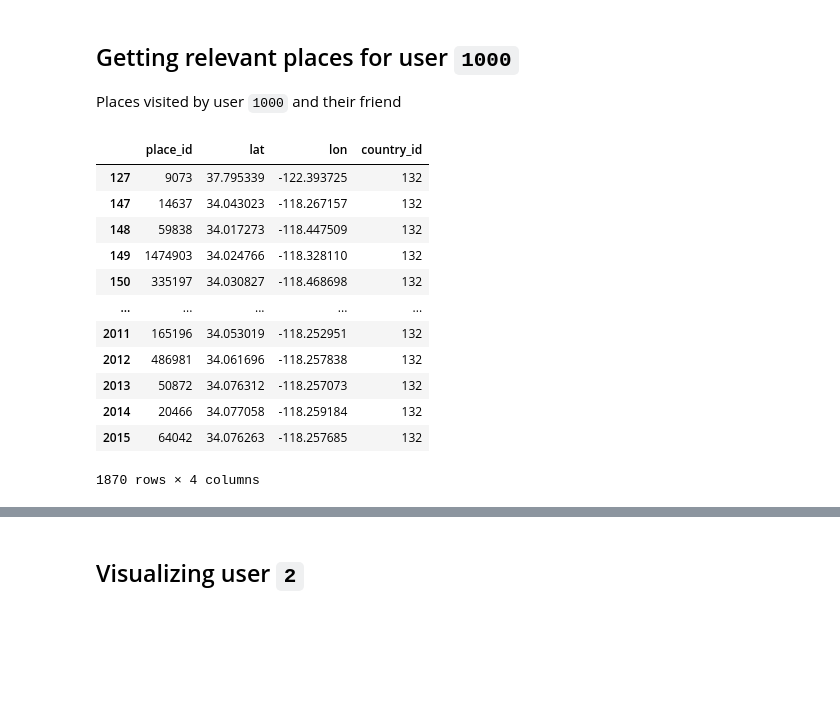
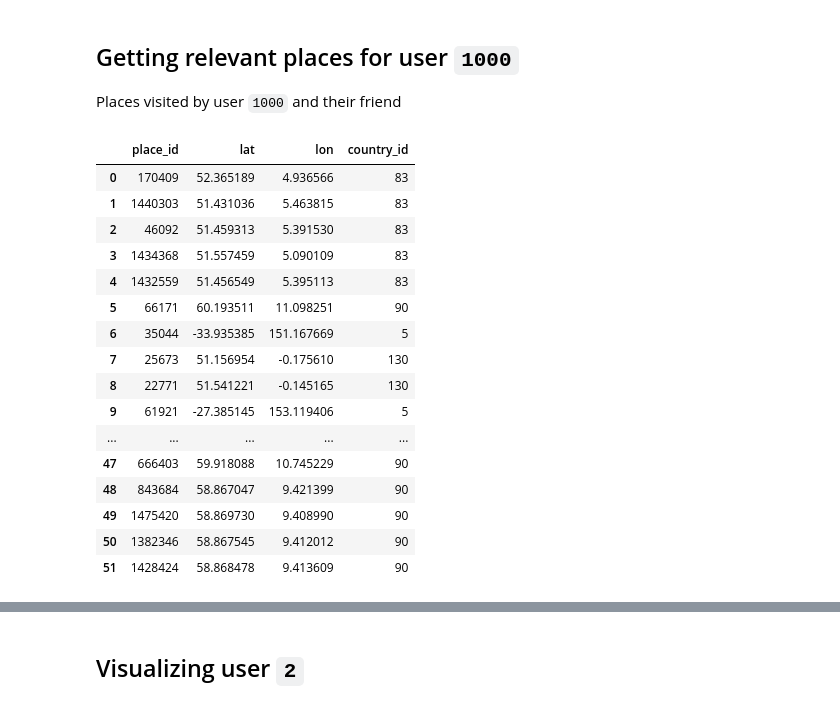
Before and after one commit to mjorrico/spatial-data-visualizer, a Jupyter notebook: object_summary_demo.ipynb, the cells around one changed output, grey strips where cells are left out. Saved outputs shown, nothing was run; the diff lists cells and outputs as text; code cells hidden in the pictures; blank space fills up the shorter version.

```diff
--- a/object_summary_demo.ipynb
+++ b/object_summary_demo.ipynb
@@ -142,22 +142,22 @@ print(os1)
 
 Places visited by user `1000` and their friend
 # %%
-os_2 = osg.get_object_summary(2)
-direct_visit = os_2.df_location
-friend_visit = osg.get_user_place(os_2.friend)
+osg.get_relevant_place(1000)
+# %% [output]
+|  | place_id | lat | lon | country_id |
+| 0 | 170409 | 52.365189 | 4.936566 | 83 |
+| 1 | 1440303 | 51.431036 | 5.463815 | 83 |
+| 2 | 46092 | 51.459313 | 5.391530 | 83 |
+| 3 | 1434368 | 51.557459 | 5.090109 | 83 |
+| 4 | 1432559 | 51.456549 | 5.395113 | 83 |
+| 5 | 66171 | 60.193511 | 11.098251 | 90 |
+| 6 | 35044 | -33.935385 | 151.167669 | 5 |
+| 7 | 25673 | 51.156954 | -0.175610 | 130 |
+| 8 | 22771 | 51.541221 | -0.145165 | 130 |
+| 9 | 61921 | -27.385145 | 153.119406 | 5 |
+| ... | ... | ... | ... | ... |
+| 47 | 666403 | 59.918088 | 10.745229 | 90 |
+| 48 | 843684 | 58.867047 | 9.421399 | 90 |
+| 49 | 1475420 | 58.869730 | 9.408990 | 90 |
+| 50 | 1382346 | 58.867545 | 9.412012 | 90 |
+| 51 | 1428424 | 58.868478 | 9.413609 | 90 |
-# %%
-direct_visit
-# %% [output]
-|  | place_id | lat | lon | country_id |
-| 127 | 9073 | 37.795339 | -122.393725 | 132 |
-| 147 | 14637 | 34.043023 | -118.267157 | 132 |
-| 148 | 59838 | 34.017273 | -118.447509 | 132 |
-| 149 | 1474903 | 34.024766 | -118.328110 | 132 |
-| 150 | 335197 | 34.030827 | -118.468698 | 132 |
-| ... | ... | ... | ... | ... |
-| 2011 | 165196 | 34.053019 | -118.252951 | 132 |
-| 2012 | 486981 | 34.061696 | -118.257838 | 132 |
-| 2013 | 50872 | 34.076312 | -118.257073 | 132 |
-| 2014 | 20466 | 34.077058 | -118.259184 | 132 |
-| 2015 | 64042 | 34.076263 | -118.257685 | 132 |
-1870 rows × 4 columns
```
Also changed, not shown: parts of 2 cells of this notebook, 2 other files.
